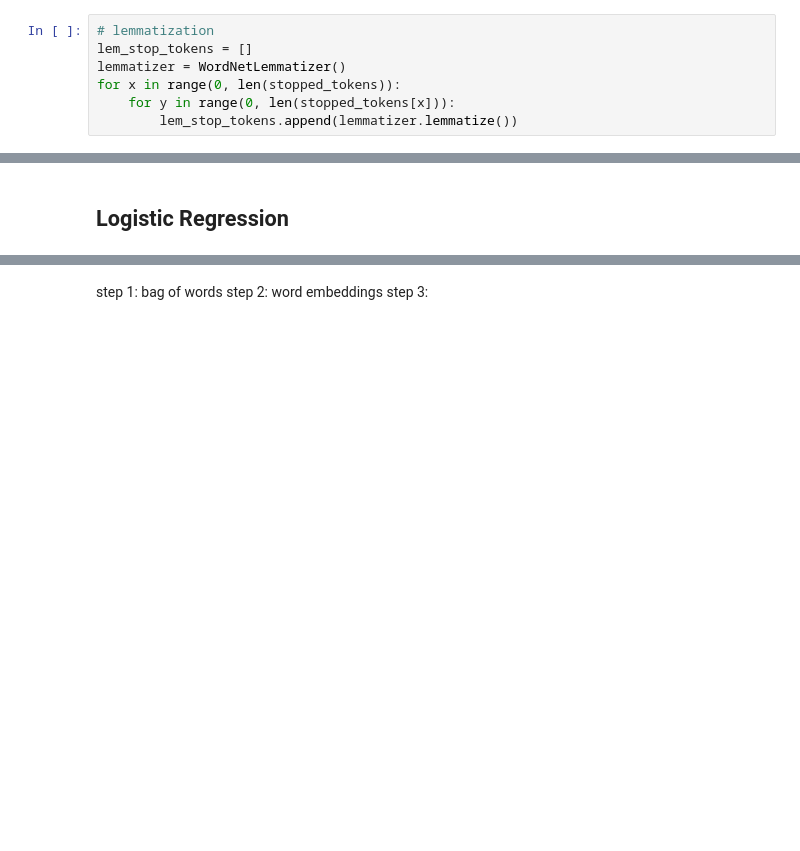
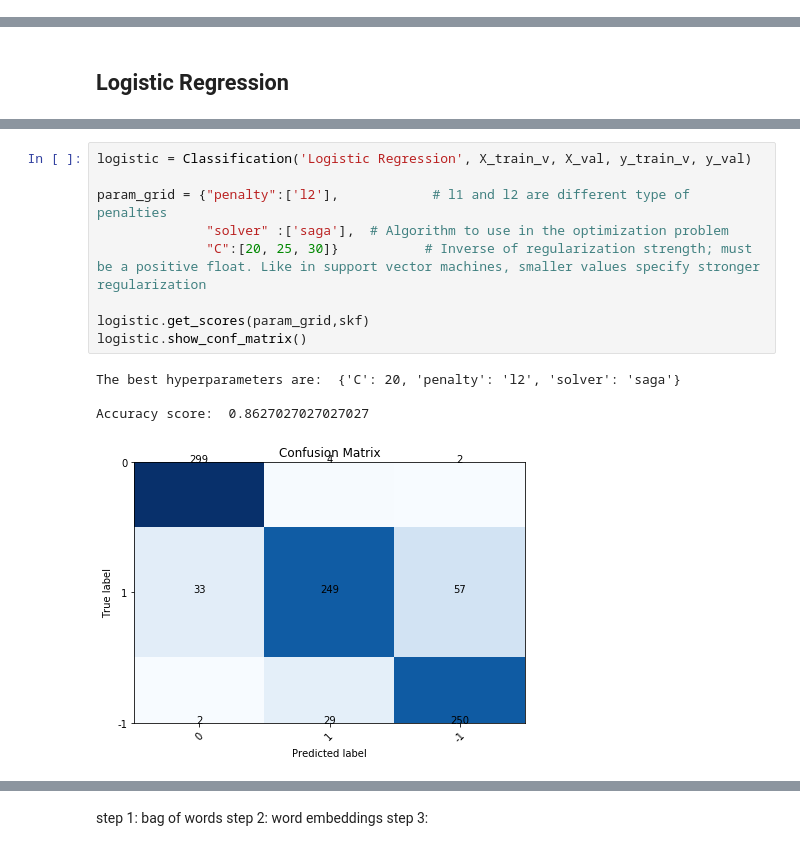
Before and after one commit to nielsbclausen/Counter-Point, a Jupyter notebook: CounterPoint.ipynb, the cells around one changed output, grey strips where cells are left out. Cells and saved outputs as stored; diff of their text form; blank space fills up the shorter version.

```diff
--- a/CounterPoint.ipynb
+++ b/CounterPoint.ipynb
@@ -247,13 +250,6 @@ stopped_tokens = []
 for x in range(0, len(tokens)):
     stopped_tokens_raw = [tokens[x][y].lower() for y in range(0, len(tokens[x])) if y not in stopword_list]
     stopped_tokens.append(stopped_tokens_raw)
-# %%
-# lemmatization
-lem_stop_tokens = []
-lemmatizer = WordNetLemmatizer()
-for x in range(0, len(stopped_tokens)):
-    for y in range(0, len(stopped_tokens[x])):
-        lem_stop_tokens.append(lemmatizer.lemmatize())
 # %% [markdown]
 Condiser Bigrams and Mutual Information Score
 # %%
@@ -621,0 +620,14 @@ ValueError: multiclass format is not supported
+# %%
+logistic = Classification('Logistic Regression', X_train_v, X_val, y_train_v, y_val)
+
+param_grid = {"penalty":['l2'],            # l1 and l2 are different type of penalties
+              "solver" :['saga'],  # Algorithm to use in the optimization problem
+              "C":[20, 25, 30]}           # Inverse of regularization strength; must be a positive float. Like in support vector machines, smaller values specify stronger regularization
+
+logistic.get_scores(param_grid,skf)
+logistic.show_conf_matrix()
+# %% [output]
+The best hyperparameters are:  {'C': 20, 'penalty': 'l2', 'solver': 'saga'}
+
+Accuracy score:  0.8627027027027027
+[figure, added]
```
Also changed, not shown: parts of 16 cells of this notebook.
